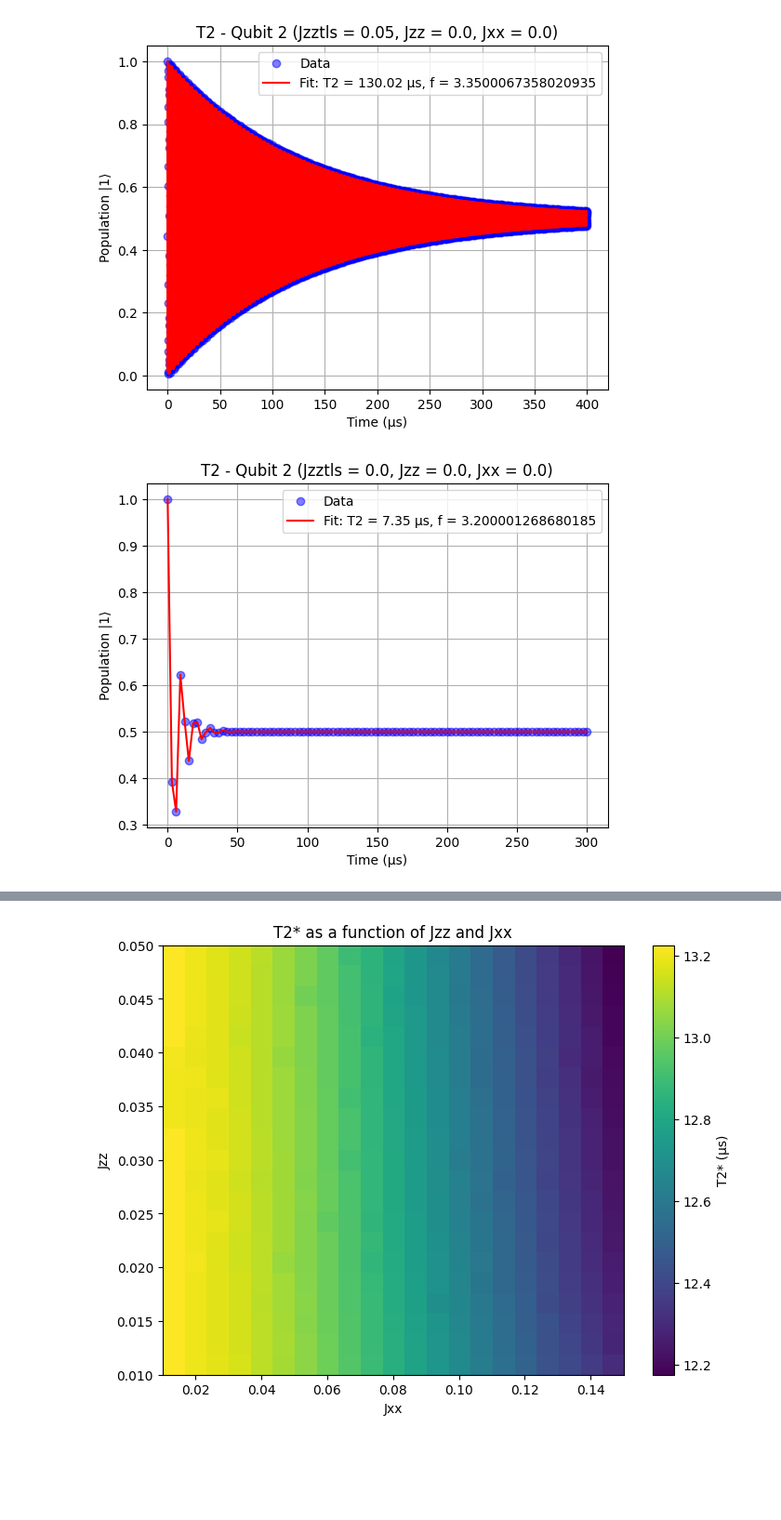
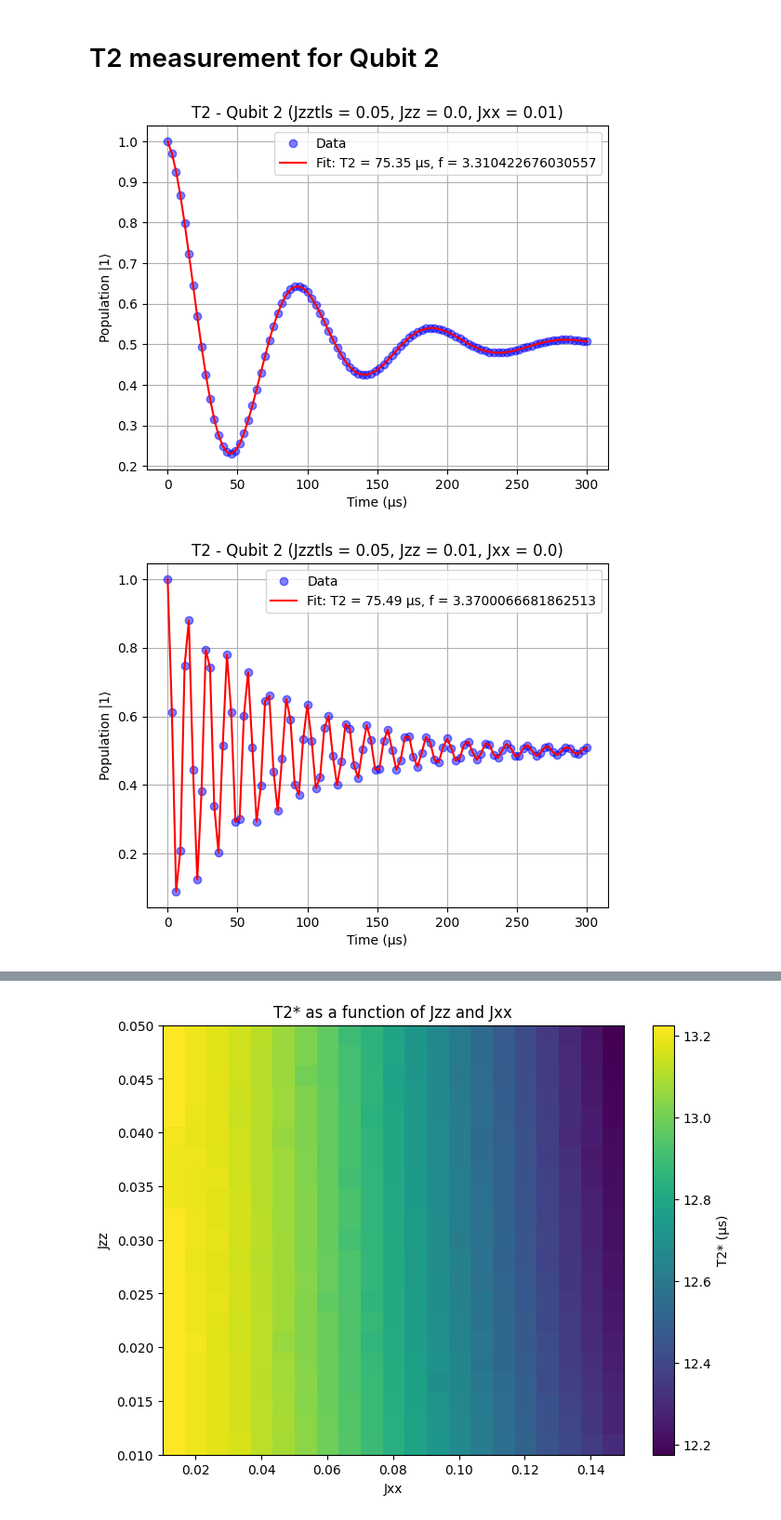
Before and after one commit to jyamaoka/qubit_zz_coupling, a Jupyter notebook: examples/scan_coupling.ipynb, the cells around one changed output, grey strips where cells are left out. Shown at 93% size. Drawn from its saved outputs; the diff is of its cells as text; code cells hidden in the pictures; blank space fills up the shorter version.

```diff
--- a/examples/scan_coupling.ipynb
+++ b/examples/scan_coupling.ipynb
@@ -20,7 +20,7 @@ SYSTEM_PARAMS = {
     "dephasing": {"q1": 1/150, "q2": 1/180, "TLS": 1/3},  # Dephasing rates
     "Jzz": 0.00, # Jzz coupling
     "Jxx": 0.00, # Jxx coupling
-    "time_points": np.linspace(0, 400, 100)  # Time points in μs
+    "time_points": np.linspace(0, 300, 100)  # Time points in μs
 }
 
 H, c_ops, sz_q1, sz_q2, sx_q1, sx_q2 = setup_operators(system_params=SYSTEM_PARAMS)
@@ -48,11 +77,26 @@ plt.show()
 # %%
 # T2 measurement for Qubit 1
+SYSTEM_PARAMS["Jzz"] = 0.00
+H, c_ops, sz_q1, sz_q2, sx_q1, sx_q2 = setup_operators(system_params=SYSTEM_PARAMS)
+
 psi0 = tensor((basis(2,1) + basis(2,0)).unit(), basis(2,1), basis(2,1))  # |+⟩|1⟩|1⟩
 
 first_guess = [0.5, 1.0 / SYSTEM_PARAMS["dephasing"]["q1"], SYSTEM_PARAMS["fq1"], 0.0, 0.5]
 
-solve_t2(H, psi0, tlist, [c_ops[1]], [sz_q1], first_guess, ret_pop=False)
-plot_t2(H, psi0, tlist, [c_ops[1]], [sz_q1], first_guess, "Qubit 1", SYSTEM_PARAMS)
+solve_t2(H, psi0, tlist, c_ops, [sx_q1], first_guess, ret_pop=False)
+plot_t2(H, psi0, tlist, c_ops, [sx_q1], first_guess, "Qubit 1", SYSTEM_PARAMS)
 #plt.plot(tlist, make_population(sz_analytic(tlist, 1.0/180)), label="Analytic")
+
+# with coupling
+SYSTEM_PARAMS["Jzz"] = 0.01
+H, c_ops, sz_q1, sz_q2, sx_q1, sx_q2 = setup_operators(system_params=SYSTEM_PARAMS)
+psi0 = tensor((basis(2,1) + basis(2,0)).unit(), basis(2,1), basis(2,1))  # |+⟩|1⟩|1⟩
+
+first_guess = [0.5, 1.0 / SYSTEM_PARAMS["dephasing"]["q1"], SYSTEM_PARAMS["fq1"], 0.0, 0.5]
+
+solve_t2(H, psi0, tlist, c_ops, [sx_q1], first_guess, ret_pop=False)
+plot_t2(H, psi0, tlist, c_ops, [sx_q1], first_guess, "Qubit 1", SYSTEM_PARAMS)
+#plt.plot(tlist, make_population(sz_analytic(tlist, 1.0/180)), label="Analytic")
+
 plt.show()
 # %% [output]
@@ -60,36 +105,30 @@ plt.show()
+# %% [markdown]
+# T2 measurement for Qubit 2
 # %%
-# T2 measurement for Qubit 1
+# T2 measurement for Qubit 2
+SYSTEM_PARAMS["Jzz"] = 0.00
+SYSTEM_PARAMS["Jxx"] = 0.01
+H, c_ops, sz_q1, sz_q2, sx_q1, sx_q2 = setup_operators(system_params=SYSTEM_PARAMS)
+
+psi0 = tensor(basis(2,1), (basis(2,1) + basis(2,0)).unit(), basis(2,1))  # |+⟩|1⟩|1⟩
+
+first_guess = [0.5, 1.0 / SYSTEM_PARAMS["dephasing"]["q2"], SYSTEM_PARAMS["fq2"], 0.0, 0.5]
+
+solve_t2(H, psi0, tlist, c_ops, [sx_q2], first_guess, ret_pop=False)
+plot_t2(H, psi0, tlist, c_ops, [sx_q2], first_guess, "Qubit 2", SYSTEM_PARAMS)
+
+# with coupling
+SYSTEM_PARAMS["Jzz"] = 0.01
+SYSTEM_PARAMS["Jxx"] = 0.00
+H, c_ops, sz_q1, sz_q2, sx_q1, sx_q2 = setup_operators(system_params=SYSTEM_PARAMS)
+
 psi0 = tensor(basis(2,1), (basis(2,1) + basis(2,0)).unit(), basis(2,1))  # |+⟩|1⟩|1⟩
 
 first_guess = [0.5, 1.0 / SYSTEM_PARAMS["dephasing"]["q2"], SYSTEM_PARAMS["fq2"], 0.0, 0.5]
 
 solve_t2(H, psi0, tlist, c_ops, [sx_q2], first_guess, ret_pop=False)
 plot_t2(H, psi0, tlist, c_ops, [sx_q2], first_guess, "Qubit 2", SYSTEM_PARAMS)
 plt.show()
 # %% [output]
-[figure, old version]
+[figure, new version]
+[figure, added]
-# %%
-# single qbit
-sz_q1 = sigmaz()
-
-H = 2 * np.pi * 3.2 / 2 * sz_q1
-
-c_ops = [
-    np.sqrt(1/20) * sigmam(),
-    np.sqrt((1/18)) * sigmaz(),
-]
-
-tlist = np.linspace(0, 300, 100)
-
-# T2 measurement for Qubit 1
-psi0 = (basis(2, 0) + basis(2, 1)).unit()  # |+⟩|1⟩|1⟩
-
-
-first_guess = [0.5, 1.0 / (1/18), # best guess
-                  3.2, 0.0, 0.5]
-
-solve_t2(H, psi0, tlist, c_ops, [sigmax()], first_guess, ret_pop=False)
-plot_t2(H, psi0, tlist, c_ops, [sigmax()], first_guess, "Qubit 2", SYSTEM_PARAMS)
-plt.show()
-# %% [output]
-[figure, removed]
```
Also changed, not shown: parts of 9 cells of this notebook, 1 other file.
